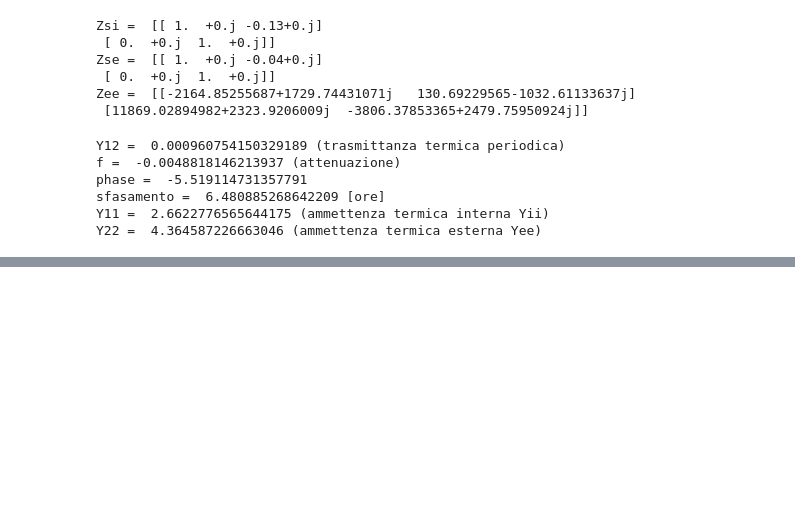
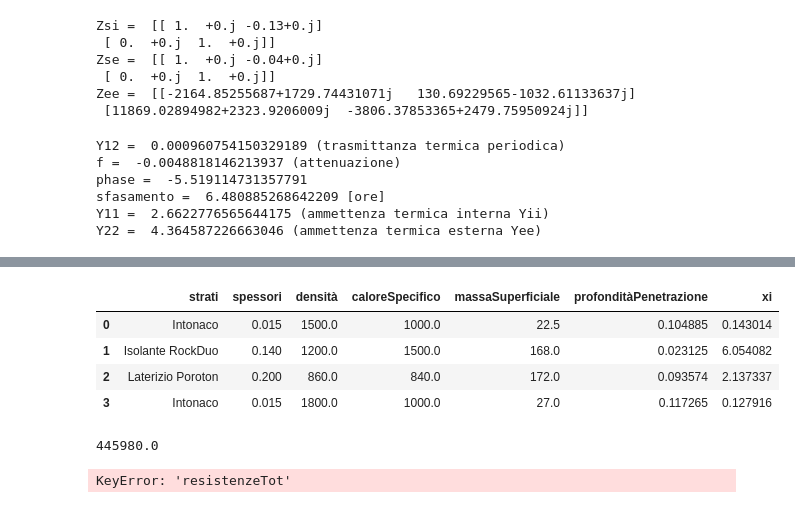
Before and after one commit to sononicola/Static-and-Dynamic-thermal-characterics-of-buildings-components, a Jupyter notebook: ThermBuildings.ipynb, the cells around one changed output, grey strips where cells are left out. Drawn from its saved outputs; the diff is of its cells as text; code cells hidden in the pictures; blank space fills up the shorter version.

```diff
--- a/ThermBuildings.ipynb
+++ b/ThermBuildings.ipynb
@@ -315,7 +365,8 @@ Y12 = -1/Zee[0][1]
 Y12 = np.sqrt((Y12.real)**2 + (Y12.imag)**2) # il modulo
 print("Y12 = ", Y12, "(trasmittanza termica periodica)")
 
-f = -np.sqrt((Y12.real)**2 + (Y12.imag)**2)/(1/Rtot)
+#f = -np.sqrt((Y12.real)**2 + (Y12.imag)**2)/(1/Rtot)
+f = -Y12/(1/Rtot)
 print("f = ", f, "(attenuazione)")
 
 phase = (math.atan2(Zee[0][1].imag,Zee[0][1].real))*tempo/(2*math.pi) # tempo in ore
@@ -348,0 +503,16 @@ Capacità termica areica =  [ 22500. 252000. 144480.  27000.] Totale =  445980.0
+# %%
+col = ['strati','spessori','trasmittanze','mu']#colonne da tenere
+df = pd.DataFrame(pareti[parete],columns=col)
+
+with open('tabella-input-'+parete+'.tex','w') as f:
+    f.write(
+            df.to_latex(
+            index=False,
+            decimal=",",
+            caption=pareti[parete]["descrizione"],
+            column_format="lrrr",
+            header=["Strati","Spessori","Conduttività termica", "mu"],
+            )
+        )
+    f.close()
+df
@@ -348,0 +557,30 @@ Capacità termica areica =  [ 22500. 252000. 144480.  27000.] Totale =  445980.0
+# %%
+col = ['strati','spessori','densità','caloreSpecifico','massaSuperficiale','profonditàPenetrazione','xi']#colonne da tenere
+df = pd.DataFrame(pareti[parete],columns=col)
+
+with open('tabella-dinamica-'+parete+'.tex','w') as f:
+    f.write(
+            df.to_latex(
+            index=False,
+            decimal=",",
+            caption=pareti[parete]["descrizione"],
+            column_format="lrrrrrr",
+            header=["Strati","Spessori","Densità", "Calore specifico","Massa superficiale","Profondità di Penetrazione","xi"],
+            )
+        )
+    f.write("\n\\begin{align}\n")
+    f.write("\\text{Massa superficiale totale} &= \SI{")
+    f.write(str(massaSuperficialeTot))
+    f.write("}{\\kilo\\gram}\\\\\n")
+    f.write("\\text{Sfasamento} &= \SI{")
+    f.write(str(sfasamento))
+    f.write("}{\\hour}\\\\\n")
+    f.write("\\end{align}")
+    f.close()
+df
+# %% [output]
+|  | strati | spessori | densità | caloreSpecifico | massaSuperficiale | profonditàPenetrazione | xi |
+| 0 | Intonaco | 0.015 | 1500.0 | 1000.0 | 22.5 | 0.104885 | 0.143014 |
+| 1 | Isolante RockDuo | 0.140 | 1200.0 | 1500.0 | 168.0 | 0.023125 | 6.054082 |
+| 2 | Laterizio Poroton | 0.200 | 860.0 | 840.0 | 172.0 | 0.093574 | 2.137337 |
+| 3 | Intonaco | 0.015 | 1800.0 | 1000.0 | 27.0 | 0.117265 | 0.127916 |
@@ -348,0 +595,13 @@ Capacità termica areica =  [ 22500. 252000. 144480.  27000.] Totale =  445980.0
+# %%
+paretiOutput[parete]['capacitàTermicaAreicaTot']
+# %% [output]
+445980.0
+# %%
+resistenzeTot=makeListFromDoubleDicts(paretiOutput,'resistenzeTot')
+sfasamenti=makeListFromDoubleDicts(pareti,'sfasamento')
+masseSuperficiali=makeListFromDoubleDicts(pareti,'massaSuperficiale')
+attenuazioni=makeListFromDoubleDicts(pareti,'attenuazione')
+spessoriTot=makeListFromDoubleDicts(pareti,'spessoreTot')
+capacitàTermicaAreiche=makeListFromDoubleDicts(pareti,'capacitàTermicaAreicaTot')
+# %% [output]
+KeyError: 'resistenzeTot'
```
Also changed, not shown: parts of 34 cells of this notebook.
